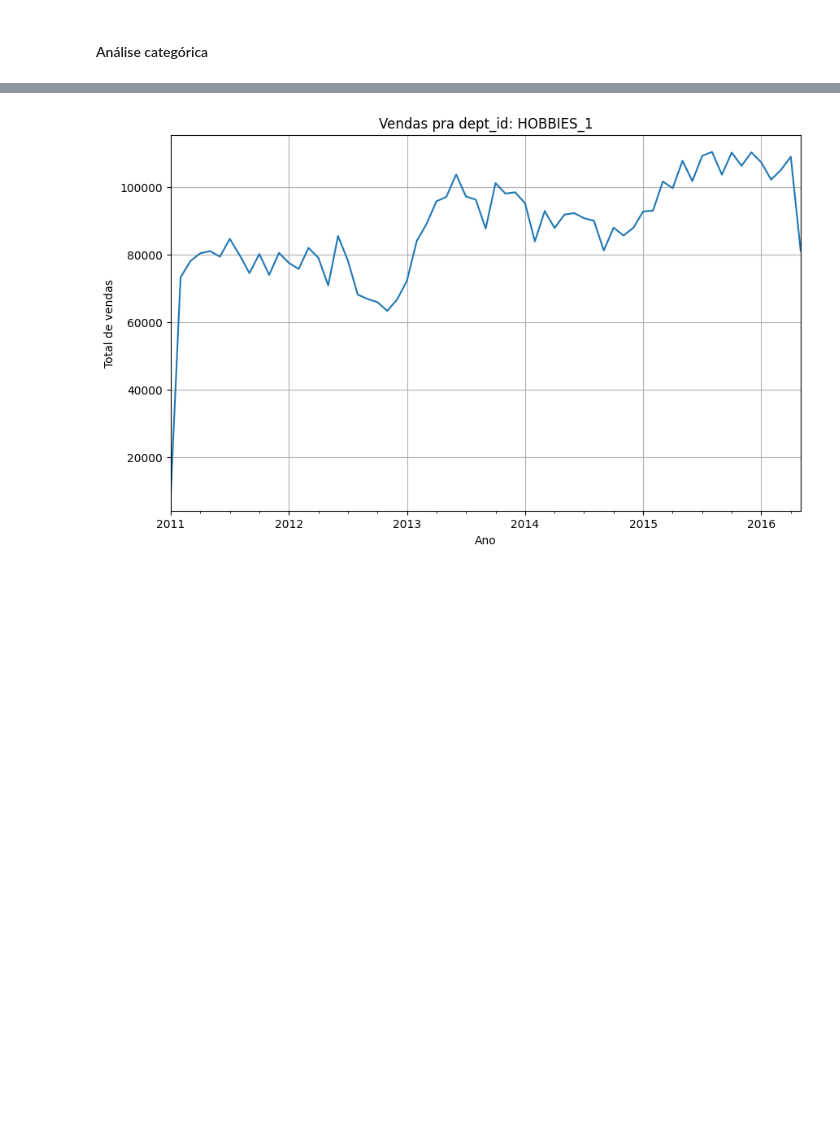
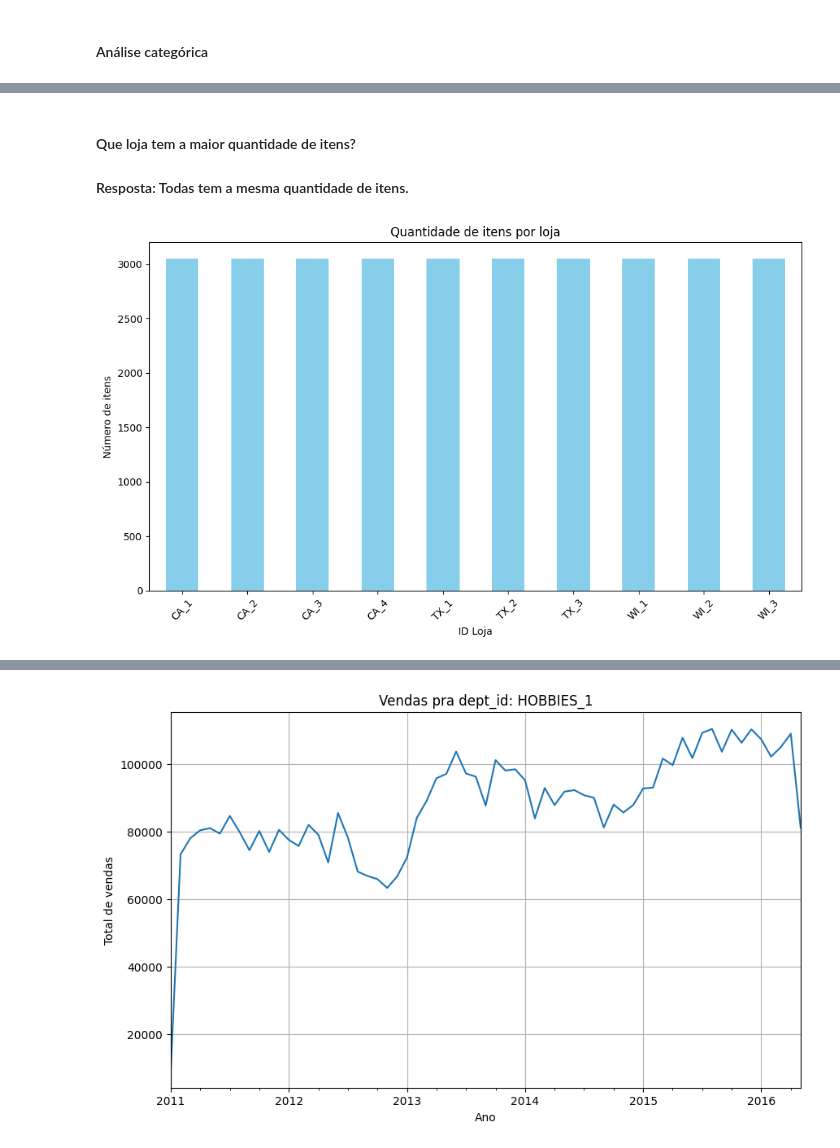
Before and after one commit to MateusVasc/Projeto-PET-Sauter, a Jupyter notebook: analise_exploratoria/analise_exploratoria.ipynb, the cells around one changed output, grey strips where cells are left out. Drawn from its saved outputs; the diff is of its cells as text; code cells hidden in the pictures; blank space fills up the shorter version.

```diff
--- a/analise_exploratoria/analise_exploratoria.ipynb
+++ b/analise_exploratoria/analise_exploratoria.ipynb
@@ -121,0 +191,16 @@ def plot_cats(cats):
+# %% [markdown]
+#### Que loja tem a maior quantidade de itens?
+#### Resposta: Todas tem a mesma quantidade de itens.
+# %%
+item_counts = df.groupby('store_id')['item_id'].nunique()
+
+plt.figure(figsize=(10, 6))
+item_counts.plot(kind='bar', color='skyblue')
+plt.title('Quantidade de itens por loja')
+plt.xlabel('ID Loja')
+plt.ylabel('Número de itens')
+plt.xticks(rotation=45)
+plt.tight_layout()
+plt.show()
+# %% [output]
+[figure, added]
```
Also changed, not shown: parts of 20 cells of this notebook.
